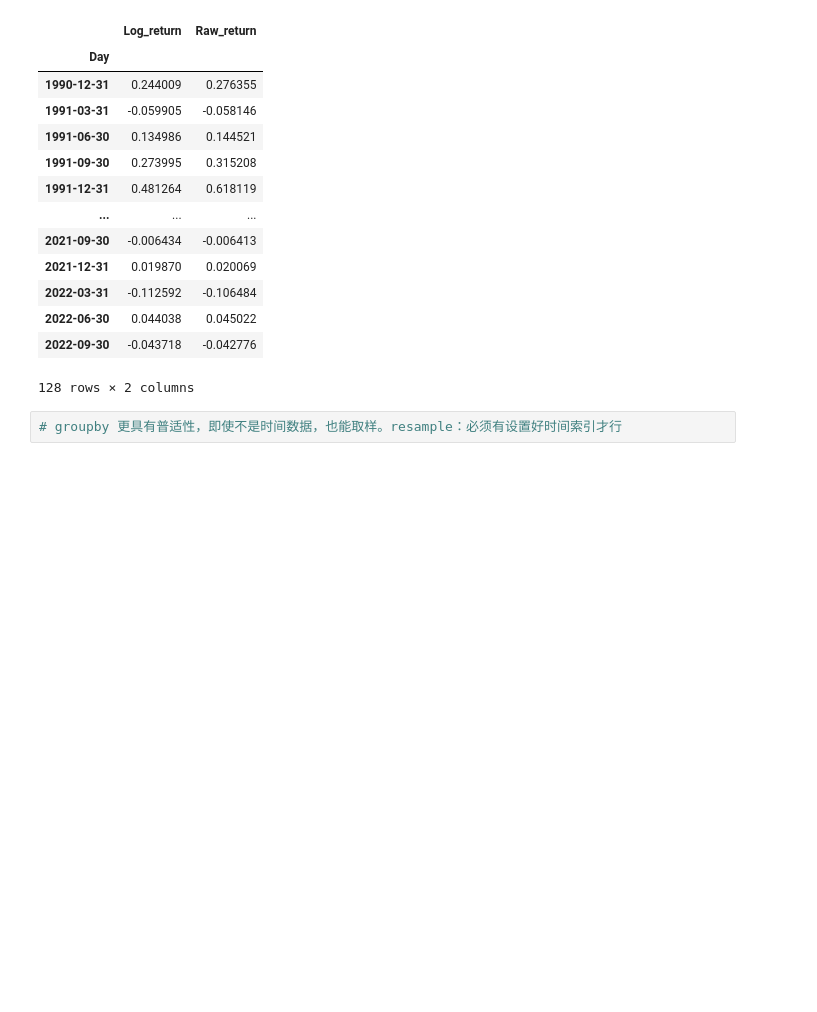
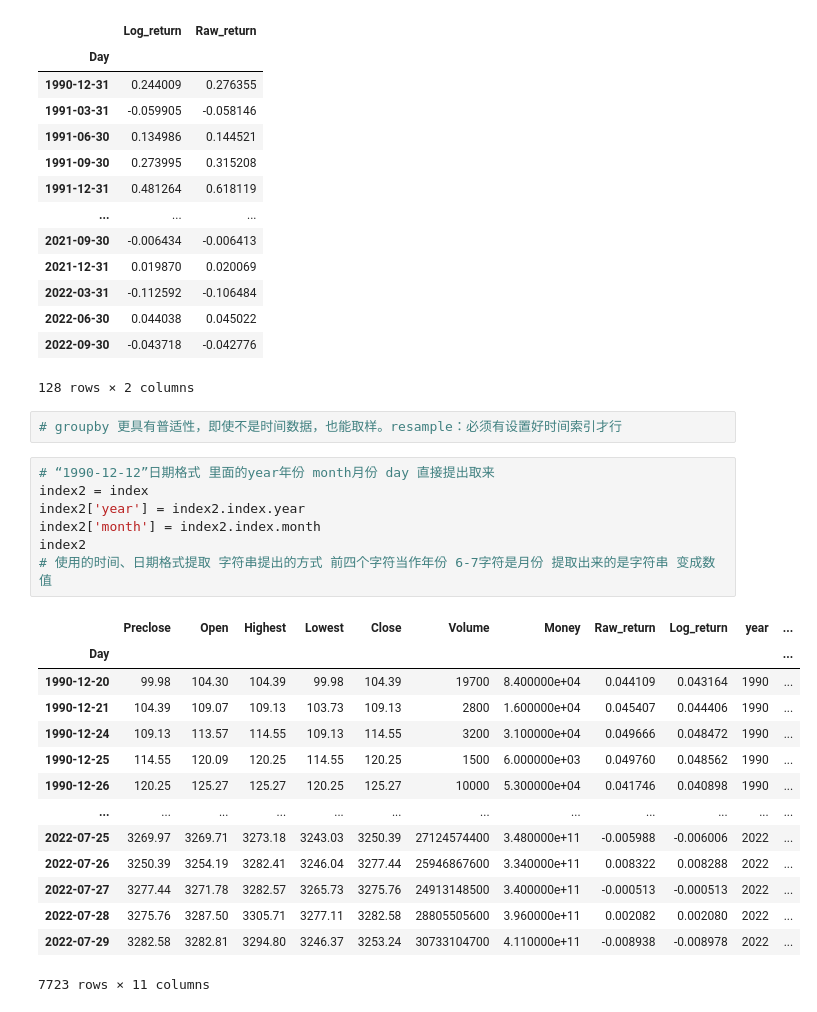
Before and after one commit to chenjialu1230/chen, a Jupyter notebook: Untitled-1.ipynb, the cells around one changed output. Saved outputs shown, nothing was run; the diff lists cells and outputs as text; blank space fills up the shorter version.

```diff
--- a/Untitled-1.ipynb
+++ b/Untitled-1.ipynb
@@ -451,3 +451,25 @@ Quarter_data
 128 rows × 2 columns
 # %%
 # groupby 更具有普适性，即使不是时间数据，也能取样。resample：必须有设置好时间索引才行
+# %%
+# “1990-12-12”日期格式 里面的year年份 month月份 day 直接提出取来
+index2 = index
+index2['year'] = index2.index.year
+index2['month'] = index2.index.month
+index2
+# 使用的时间、日期格式提取 字符串提出的方式 前四个字符当作年份 6-7字符是月份 提取出来的是字符串 变成数值
+# %% [output]
+|  | Preclose | Open | Highest | Lowest | Close | Volume | Money | Raw_return | Log_return | year | ... |
+| Day |  |  |  |  |  |  |  |  |  |  | ... |
+| 1990-12-20 | 99.98 | 104.30 | 104.39 | 99.98 | 104.39 | 19700 | 8.400000e+04 | 0.044109 | 0.043164 | 1990 | ... |
+| 1990-12-21 | 104.39 | 109.07 | 109.13 | 103.73 | 109.13 | 2800 | 1.600000e+04 | 0.045407 | 0.044406 | 1990 | ... |
+| 1990-12-24 | 109.13 | 113.57 | 114.55 | 109.13 | 114.55 | 3200 | 3.100000e+04 | 0.049666 | 0.048472 | 1990 | ... |
+| 1990-12-25 | 114.55 | 120.09 | 120.25 | 114.55 | 120.25 | 1500 | 6.000000e+03 | 0.049760 | 0.048562 | 1990 | ... |
+| 1990-12-26 | 120.25 | 125.27 | 125.27 | 120.25 | 125.27 | 10000 | 5.300000e+04 | 0.041746 | 0.040898 | 1990 | ... |
+| ... | ... | ... | ... | ... | ... | ... | ... | ... | ... | ... | ... |
+| 2022-07-25 | 3269.97 | 3269.71 | 3273.18 | 3243.03 | 3250.39 | 27124574400 | 3.480000e+11 | -0.005988 | -0.006006 | 2022 | ... |
+| 2022-07-26 | 3250.39 | 3254.19 | 3282.41 | 3246.04 | 3277.44 | 25946867600 | 3.340000e+11 | 0.008322 | 0.008288 | 2022 | ... |
+| 2022-07-27 | 3277.44 | 3271.78 | 3282.57 | 3265.73 | 3275.76 | 24913148500 | 3.400000e+11 | -0.000513 | -0.000513 | 2022 | ... |
+| 2022-07-28 | 3275.76 | 3287.50 | 3305.71 | 3277.11 | 3282.58 | 28805505600 | 3.960000e+11 | 0.002082 | 0.002080 | 2022 | ... |
+| 2022-07-29 | 3282.58 | 3282.81 | 3294.80 | 3246.37 | 3253.24 | 30733104700 | 4.110000e+11 | -0.008938 | -0.008978 | 2022 | ... |
+7723 rows × 11 columns
```
Also changed, not shown: parts of 1 cell of this notebook.
